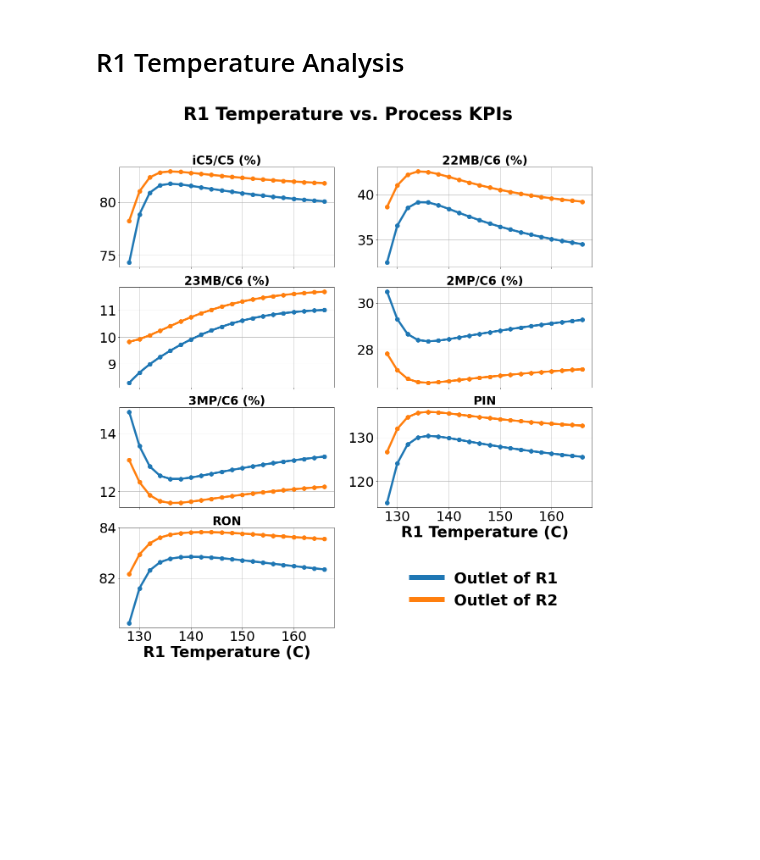
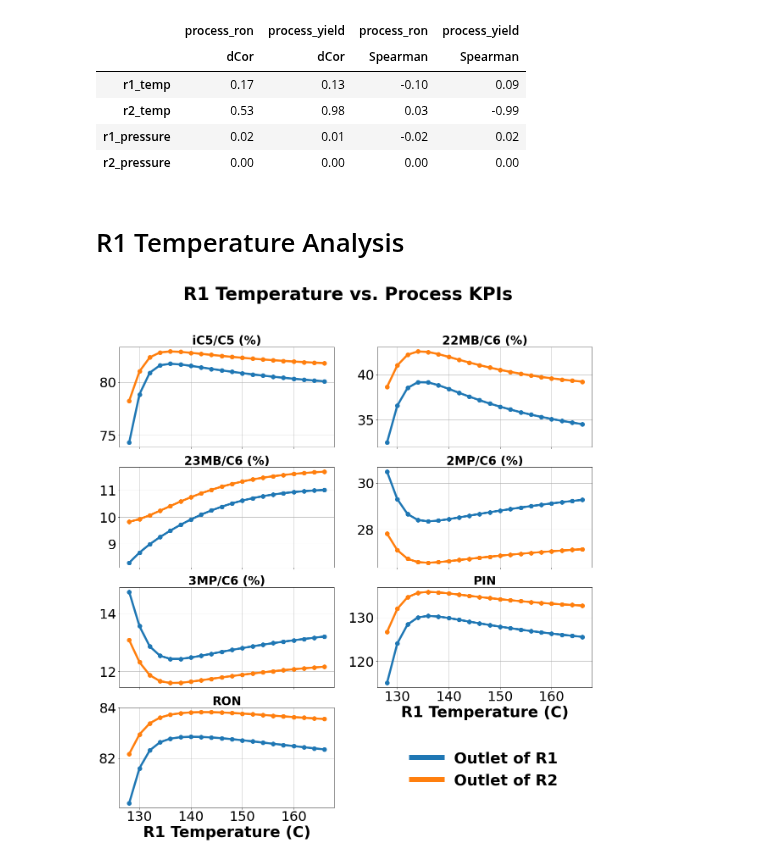
Before and after one commit to KISRDevelopment/iso-exploration, a Jupyter notebook: global_optima.ipynb, the cells around one changed output. Cells and saved outputs as stored; diff of their text form; code cells hidden in the pictures; blank space fills up the shorter version.

```diff
--- a/global_optima.ipynb
+++ b/global_optima.ipynb
@@ -13,9 +14,11 @@ dfe = pd.read_csv('r490.csv')
 # %%
+# compute spearman correlations
 parameters = ['r1_temp', 'r2_temp', 'r1_pressure', 'r2_pressure']
 outputs = ['process_ron', 'process_yield']
 subdf = dfe[parameters + outputs]
 r = subdf.corr(method='spearman')
-final_result = r.loc[parameters, outputs]
-print(final_result)
-final_result.to_excel('tmp/table1.xlsx')
+subdf = r.loc[parameters, outputs].copy()
+columns = [(o, 'Spearman') for o in outputs]
+subdf.columns = columns
+subdf
 # %% [output]
@@ -42,0 +30,16 @@ r2_pressure process_yield: dcor =   0.0011
+# %%
+# distance correlations
+rows = []
+for parameter in parameters:
+    row = {
+        'parameter' : parameter
+    }
+    for output in outputs:
+        a = np.array(dfe[parameter])
+        b = np.array(dfe[output])
+        dcor = pingouin.distance_corr(a, b, n_boot=None)
+        print("%s %s: dcor = %8.4f" % (parameter, output, dcor))
+        row[(output, 'dCor')] = dcor
+    rows.append(row)
+dCorrdf = pd.DataFrame(rows).set_index('parameter')
+dCorrdf
@@ -43,3 +61,16 @@ r2_pressure process_yield: dcor =   0.0011
+# %%
+# final table
+corrdf = pd.concat((dCorrdf, subdf), axis=1)
+corrdf.columns = pd.MultiIndex.from_tuples(corrdf.columns)
+corrdf.to_csv("tmp/table1.csv")
+corrdf.round(2)
+# %% [output]
+|  | process_ron | process_yield | process_ron | process_yield |
+|  | dCor | dCor | Spearman | Spearman |
+| r1_temp | 0.17 | 0.13 | -0.10 | 0.09 |
+| r2_temp | 0.53 | 0.98 | 0.03 | -0.99 |
+| r1_pressure | 0.02 | 0.01 | -0.02 | 0.02 |
+| r2_pressure | 0.00 | 0.00 | 0.00 | 0.00 |
 # %% [markdown]
 # R1 Temperature Analysis
 # %%
```
Also changed, not shown: parts of 6 cells of this notebook, 13 other files.
